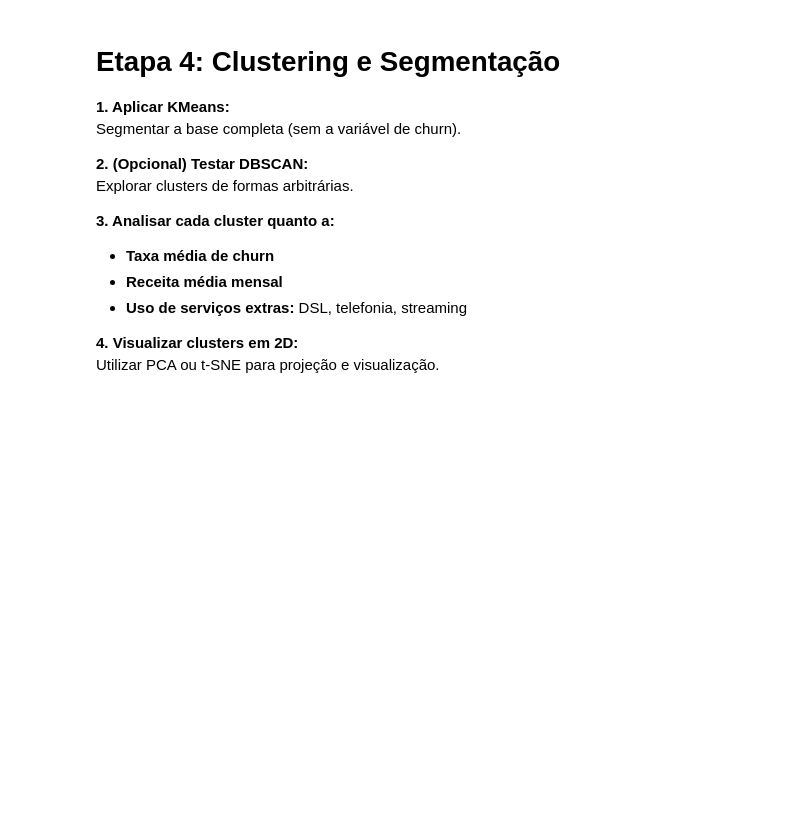
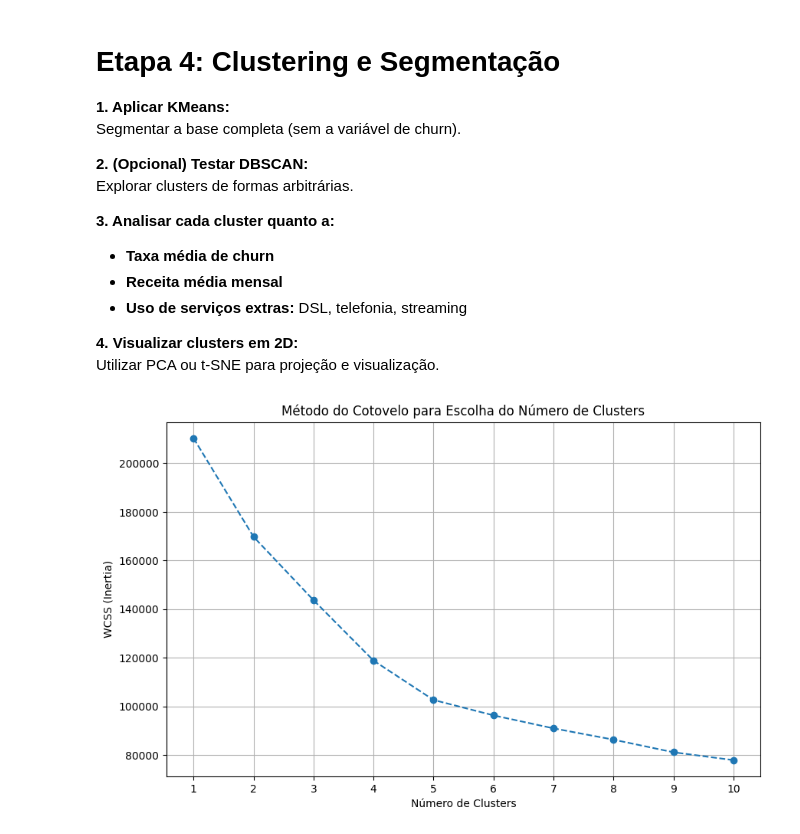
Before and after one commit to diego-albertino/Previsao-Churn, a Jupyter notebook: src/notebook/previsao_de_churn.ipynb, the cells around one changed output. Saved outputs shown, nothing was run; the diff lists cells and outputs as text; code cells hidden in the pictures; blank space fills up the shorter version.

```diff
--- a/src/notebook/previsao_de_churn.ipynb
+++ b/src/notebook/previsao_de_churn.ipynb
@@ -967,3 +994,31 @@ Explorar clusters de formas arbitrárias.
 
 **4. Visualizar clusters em 2D:**
 Utilizar PCA ou t-SNE para projeção e visualização.
+# %%
+from sklearn.cluster import KMeans
+import matplotlib.pyplot as plt
+import numpy as np
+
+# Seleciona apenas as features para o KMeans (excluindo o target e colunas não numéricas)
+X_cluster = x.select_dtypes(include=np.number)
+
+# Método do Cotovelo (Elbow Method) para encontrar o número ideal de clusters
+wcss = []
+range_clusters = range(1, 11)  # Testar de 1 a 10 clusters
+
+for i in range_clusters:
+    kmeans = KMeans(n_clusters=i, init='k-means++', max_iter=300, n_init=10, random_state=42)
+    kmeans.fit(X_cluster)
+    wcss.append(kmeans.inertia_)
+
+# Plotar o gráfico do cotovelo
+plt.figure(figsize=(10, 6))
+plt.plot(range_clusters, wcss, marker='o', linestyle='--')
+plt.title('Método do Cotovelo para Escolha do Número de Clusters')
+plt.xlabel('Número de Clusters')
+plt.ylabel('WCSS (Inertia)')
+plt.xticks(range_clusters)
+plt.grid(True)
+plt.show()
+# %% [output]
+[figure, added]
```
Also changed, not shown: parts of 7 cells of this notebook, 1 other file.
